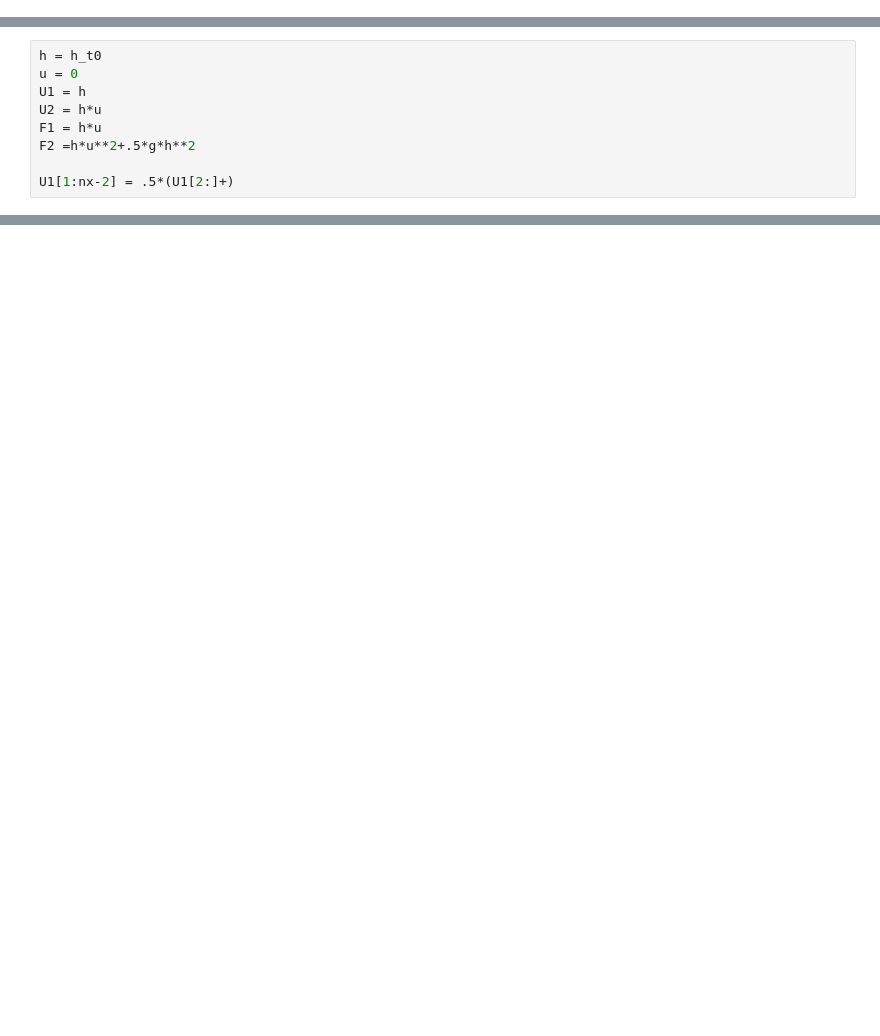
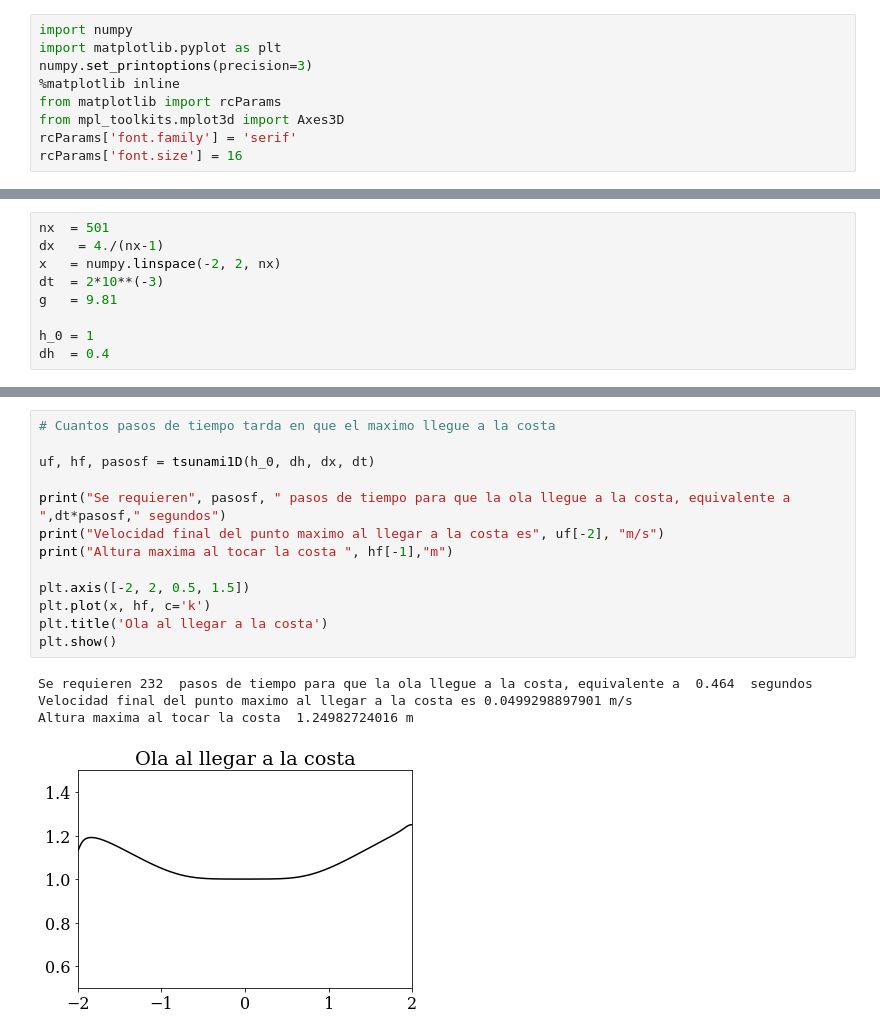
Before and after one commit to Kunkin/Tarea2CFD, a Jupyter notebook: Tarea 2 CFD.ipynb, the cells around one changed output, grey strips where cells are left out. Cells and saved outputs as stored; diff of their text form; blank space fills up the shorter version.

```diff
--- a/Tarea 2 CFD.ipynb
+++ b/Tarea 2 CFD.ipynb
@@ -39,0 +130,9 @@ plt.title('h en tiempo t=0')
+# %%
+import numpy
+import matplotlib.pyplot as plt
+numpy.set_printoptions(precision=3)
+%matplotlib inline
+from matplotlib import rcParams
+from mpl_toolkits.mplot3d import Axes3D
+rcParams['font.family'] = 'serif'
+rcParams['font.size'] = 16
@@ -40,3 +145,12 @@ plt.title('h en tiempo t=0')
+# %%
+nx  = 501
+dx   = 4./(nx-1)
+x   = numpy.linspace(-2, 2, nx)
+dt  = 2*10**(-3)
+g   = 9.81
+
+h_0 = 1
+dh  = 0.4
 # %% [markdown]
 ** Condiciones de borde, $x =2$**
 \begin{align}
@@ -65,10 +179 @@ U_2 \left( x\left[1\right] \right) = U_2 \left( x\left[2\right] \right)\\
 \end{align}
-# %%
-h = h_t0
-u = 0
-U1 = h
-U2 = h*u
-F1 = h*u
-F2 =h*u**2+.5*g*h**2
-
-U1[1:nx-2] = .5*(U1[2:]+)
@@ -86,0 +221,18 @@ operable program or batch file.
+# %%
+# Cuantos pasos de tiempo tarda en que el maximo llegue a la costa
+
+uf, hf, pasosf = tsunami1D(h_0, dh, dx, dt)
+
+print("Se requieren", pasosf, " pasos de tiempo para que la ola llegue a la costa, equivalente a ",dt*pasosf," segundos")
+print("Velocidad final del punto maximo al llegar a la costa es", uf[-2], "m/s")
+print("Altura maxima al tocar la costa ", hf[-1],"m")
+
+plt.axis([-2, 2, 0.5, 1.5])
+plt.plot(x, hf, c='k')
+plt.title('Ola al llegar a la costa')
+plt.show()
+# %% [output]
+Se requieren 232  pasos de tiempo para que la ola llegue a la costa, equivalente a  0.464  segundos
+Velocidad final del punto maximo al llegar a la costa es 0.0499298897901 m/s
+Altura maxima al tocar la costa  1.24982724016 m
+[figure, added]
```
Also changed, not shown: parts of 23 cells of this notebook.
